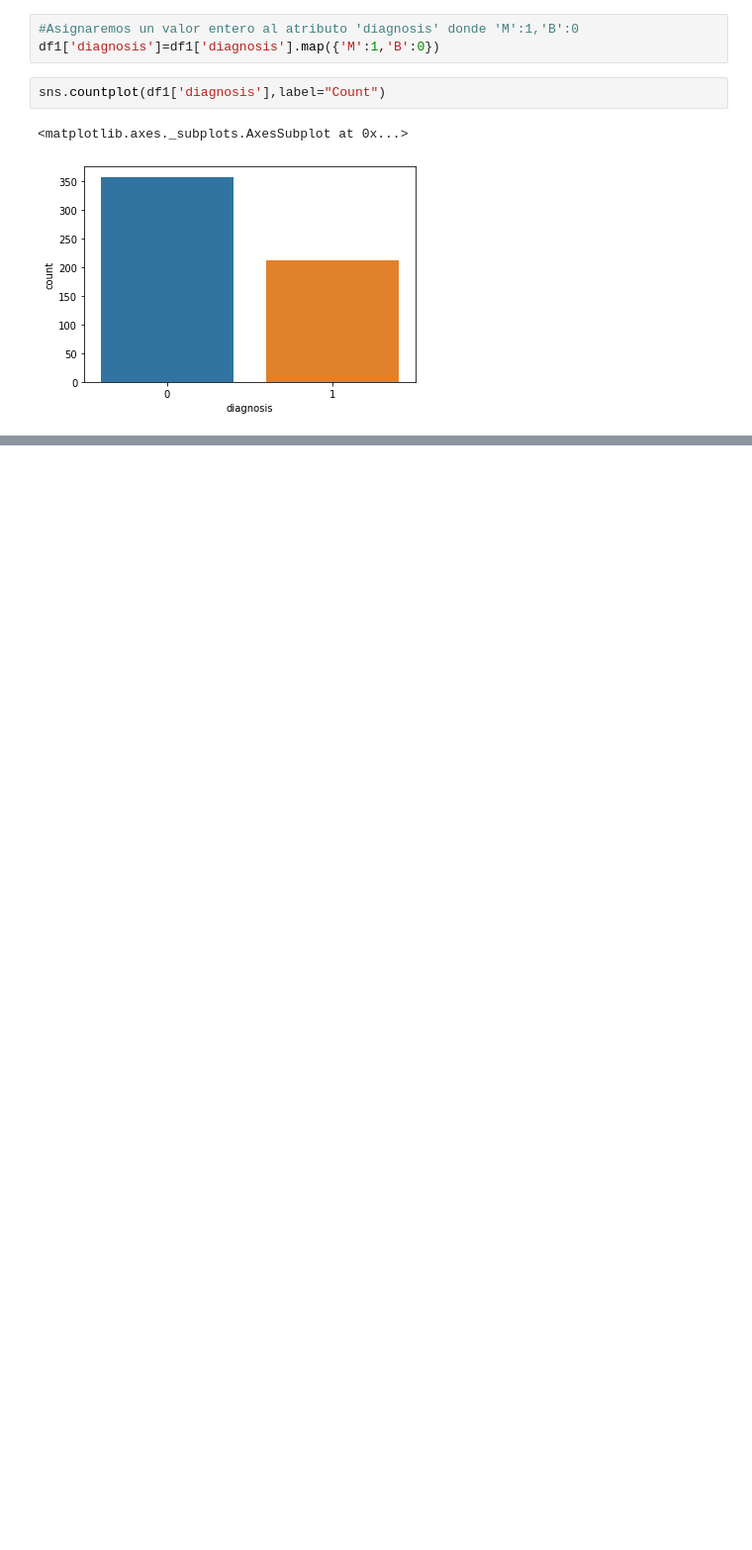
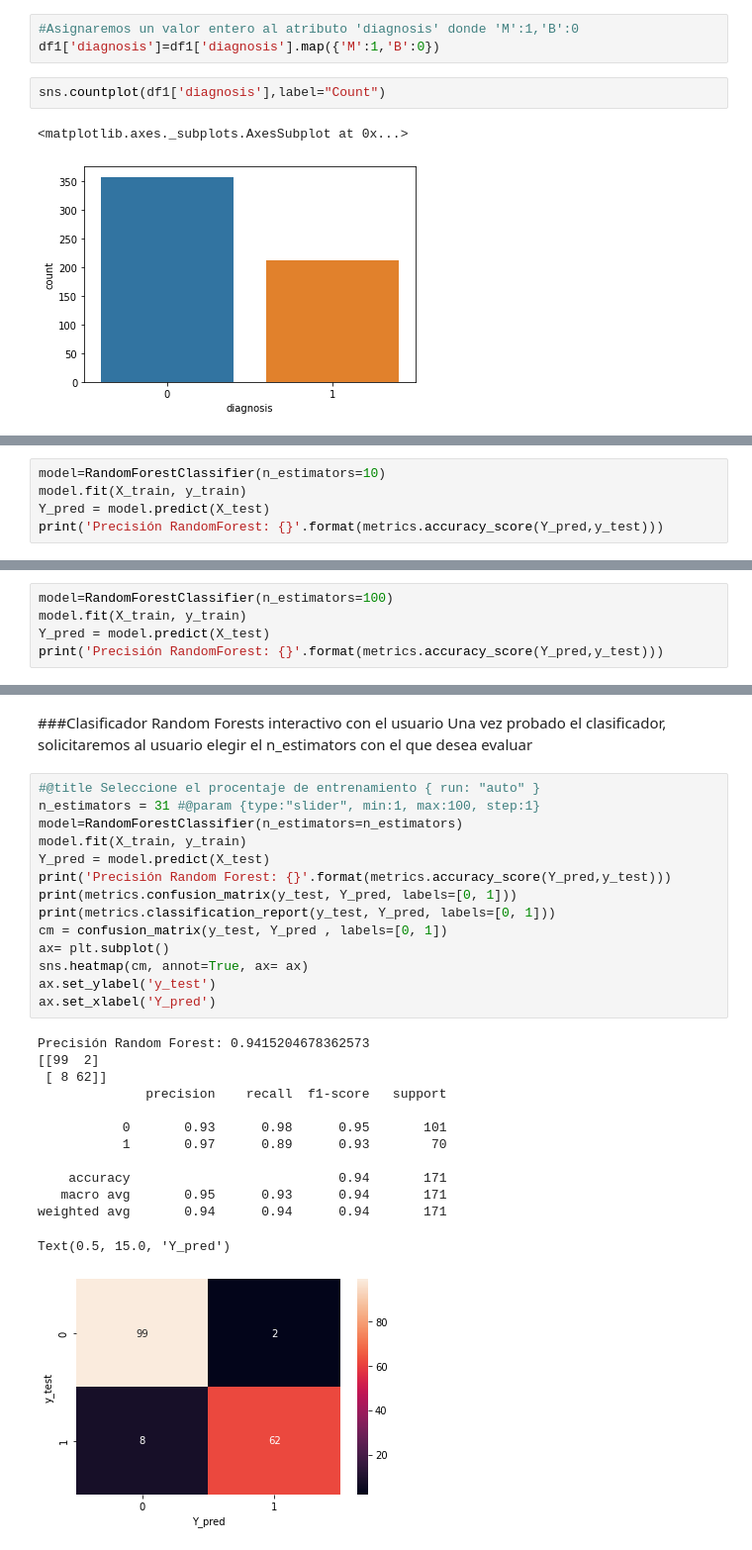
Before and after one commit to RonnyGuevara/Machine-Learning, a Jupyter notebook: TP4/TP4_ML.ipynb, the cells around one changed output, grey strips where cells are left out. Shown at 99% size. Cells and saved outputs as stored; diff of their text form; blank space fills up the shorter version.

```diff
--- a/TP4/TP4_ML.ipynb
+++ b/TP4/TP4_ML.ipynb
@@ -218,0 +309,5 @@ Precisión Vecinos más Cercanos: 0.9349736379613357
+# %%
+model=RandomForestClassifier(n_estimators=10)
+model.fit(X_train, y_train)
+Y_pred = model.predict(X_test)
+print('Precisión RandomForest: {}'.format(metrics.accuracy_score(Y_pred,y_test)))
@@ -218,0 +318,5 @@ Precisión Vecinos más Cercanos: 0.9349736379613357
+# %%
+model=RandomForestClassifier(n_estimators=100)
+model.fit(X_train, y_train)
+Y_pred = model.predict(X_test)
+print('Precisión RandomForest: {}'.format(metrics.accuracy_score(Y_pred,y_test)))
@@ -218,0 +334,31 @@ Precisión Vecinos más Cercanos: 0.9349736379613357
+# %% [markdown]
+###Clasificador Random Forests interactivo con el usuario
+Una vez probado el clasificador, solicitaremos al usuario elegir el n_estimators con el que desea evaluar
+# %%
+#@title Seleccione el procentaje de entrenamiento { run: "auto" }
+n_estimators = 31 #@param {type:"slider", min:1, max:100, step:1}
+model=RandomForestClassifier(n_estimators=n_estimators)
+model.fit(X_train, y_train)
+Y_pred = model.predict(X_test)
+print('Precisión Random Forest: {}'.format(metrics.accuracy_score(Y_pred,y_test)))
+print(metrics.confusion_matrix(y_test, Y_pred, labels=[0, 1]))
+print(metrics.classification_report(y_test, Y_pred, labels=[0, 1]))
+cm = confusion_matrix(y_test, Y_pred , labels=[0, 1])
+ax= plt.subplot()
+sns.heatmap(cm, annot=True, ax= ax)
+ax.set_ylabel('y_test')
+ax.set_xlabel('Y_pred')
+# %% [output]
+Precisión Random Forest: 0.9415204678362573
+[[99  2]
+ [ 8 62]]
+              precision    recall  f1-score   support
+
+           0       0.93      0.98      0.95       101
+           1       0.97      0.89      0.93        70
+
+    accuracy                           0.94       171
+   macro avg       0.95      0.93      0.94       171
+weighted avg       0.94      0.94      0.94       171
+Text(0.5, 15.0, 'Y_pred')
+[figure, added]
```
Also changed, not shown: parts of 44 cells of this notebook.
